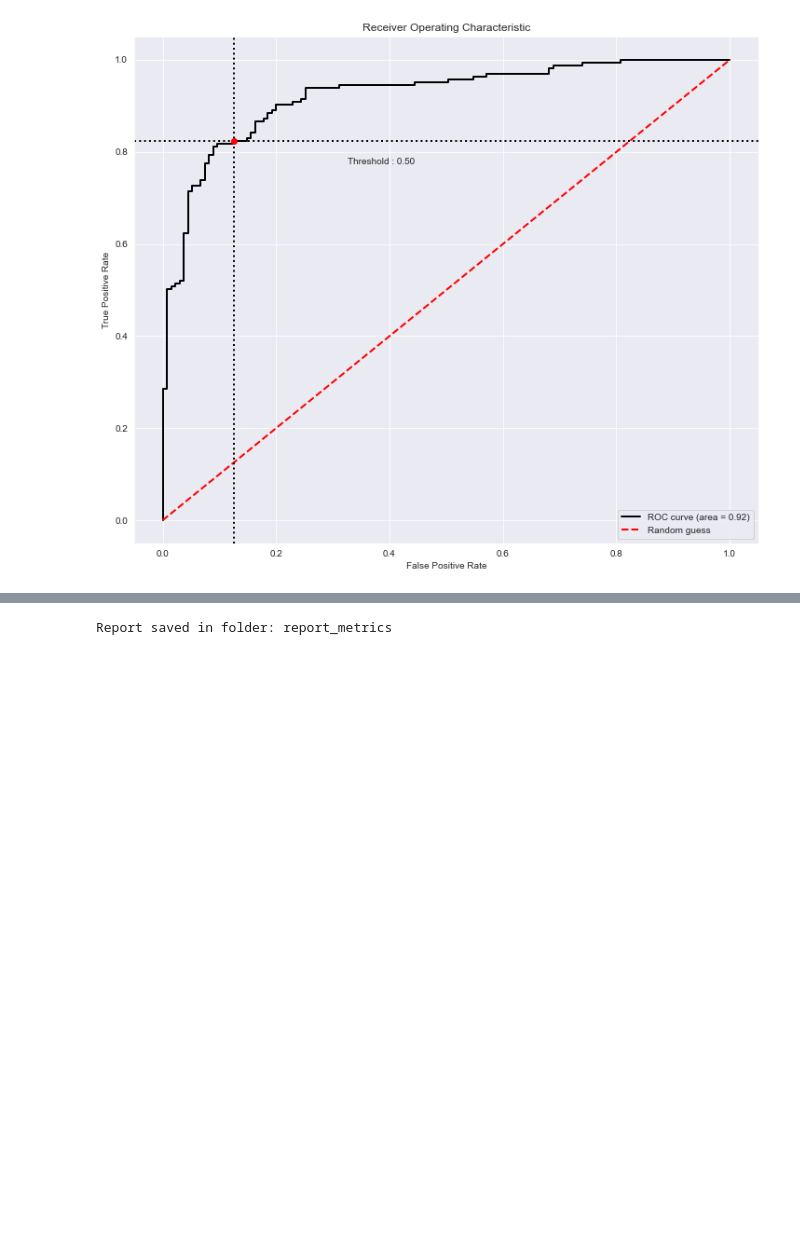
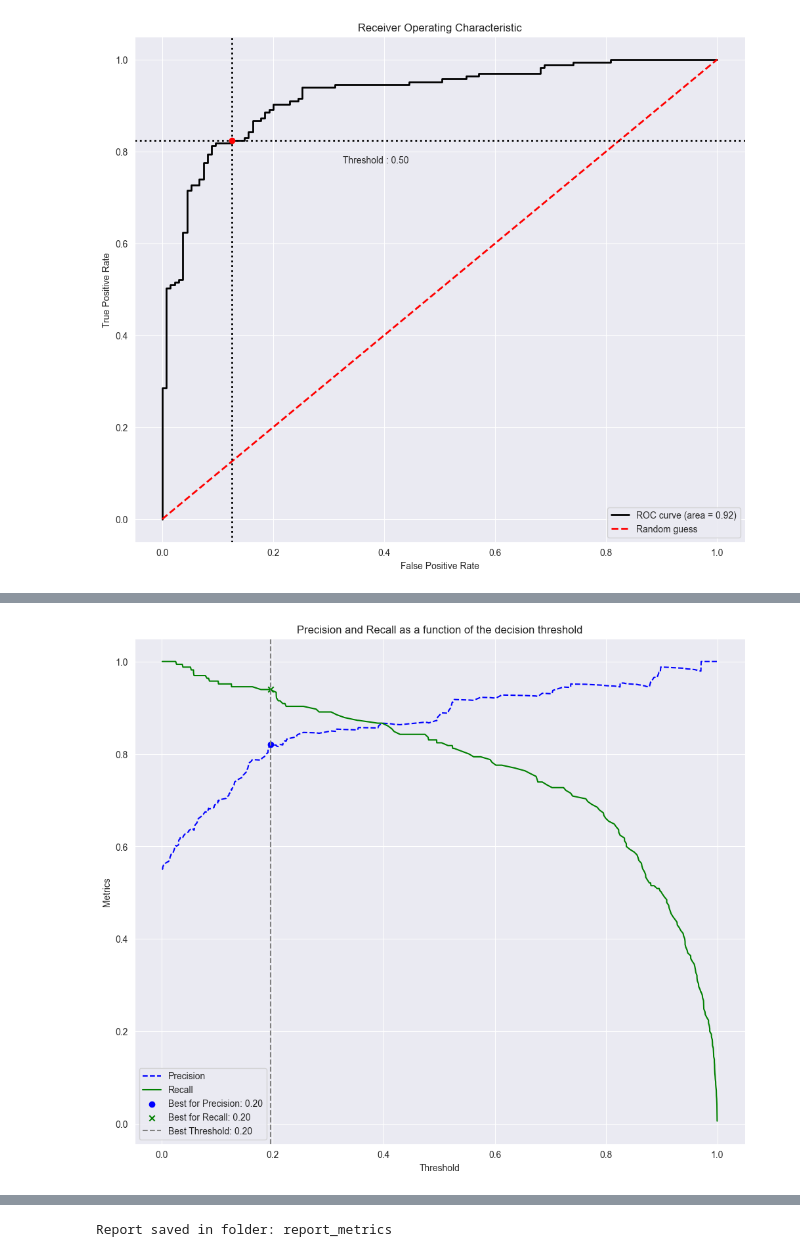
Before and after one commit to AlexLeks/metricsreport, a Jupyter notebook: exemples/classification.ipynb, the cells around one changed output, grey strips where cells are left out. Cells and saved outputs as stored; diff of their text form; code cells hidden in the pictures; blank space fills up the shorter version.

```diff
--- a/exemples/classification.ipynb
+++ b/exemples/classification.ipynb
@@ -55,3 +63,7 @@ mr.plot_class_distribution().show()
+# %%
+mr.plot_precision_recall_vs_threshold().show()
+# %% [output]
+[figure, added]
 # %%
 mr.print_report()
 # %% [output]
```
Also changed, not shown: parts of 6 cells of this notebook, 17 other files.
